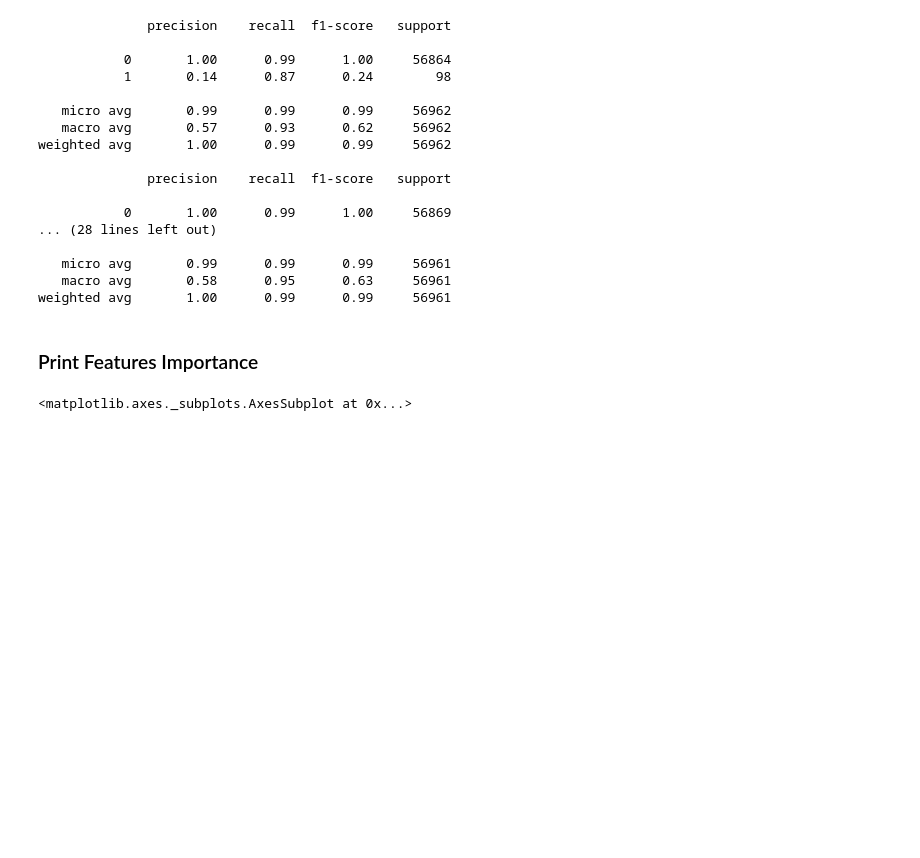
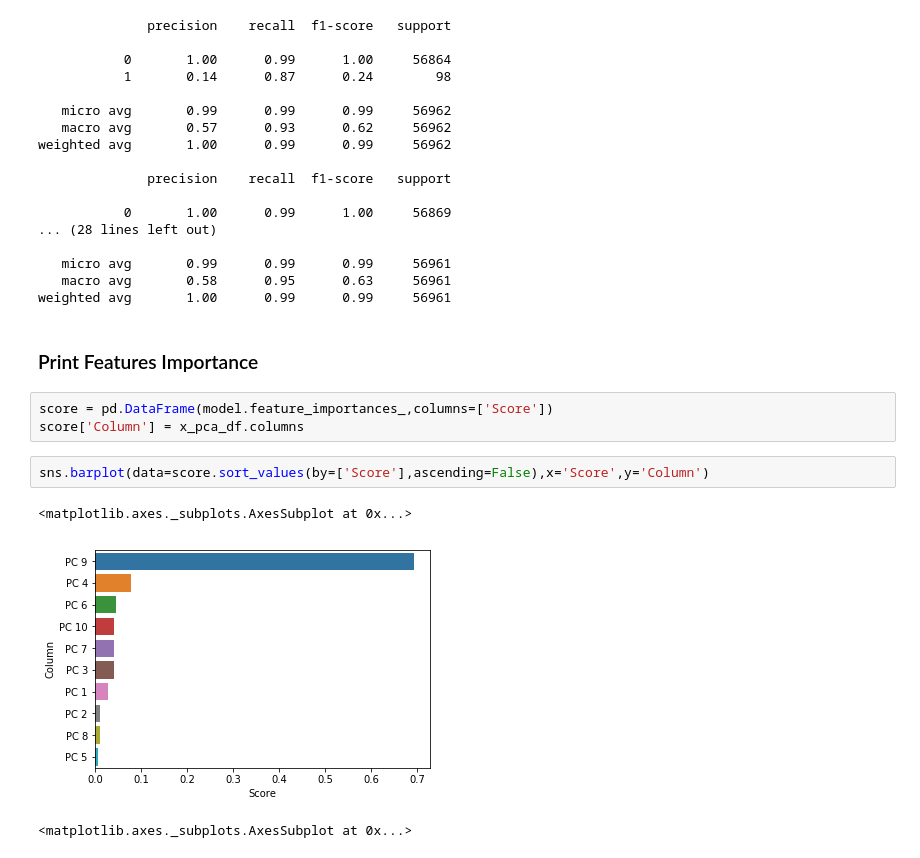
Before and after one commit to jamaludinfikrii/FundamentalDSBandung, a Jupyter notebook: Modul3/Ujian Modul 3/Soal Ujian Modul 3.ipynb, the cells around one changed output. Saved outputs shown, nothing was run; the diff lists cells and outputs as text; blank space fills up the shorter version.

```diff
--- a/Modul3/Ujian Modul 3/Soal Ujian Modul 3.ipynb
+++ b/Modul3/Ujian Modul 3/Soal Ujian Modul 3.ipynb
@@ -344,6 +344,14 @@ weighted avg       1.00      0.99      0.99     56962
 weighted avg       1.00      0.99      0.99     56961
 # %% [markdown]
 ### Print Features Importance
+# %%
+score = pd.DataFrame(model.feature_importances_,columns=['Score'])
+score['Column'] = x_pca_df.columns
+# %%
+sns.barplot(data=score.sort_values(by=['Score'],ascending=False),x='Score',y='Column')
+# %% [output]
+<matplotlib.axes._subplots.AxesSubplot at 0x...>
+[figure, added]
 # %%
 # %% [output]
 <matplotlib.axes._subplots.AxesSubplot at 0x...>
```
